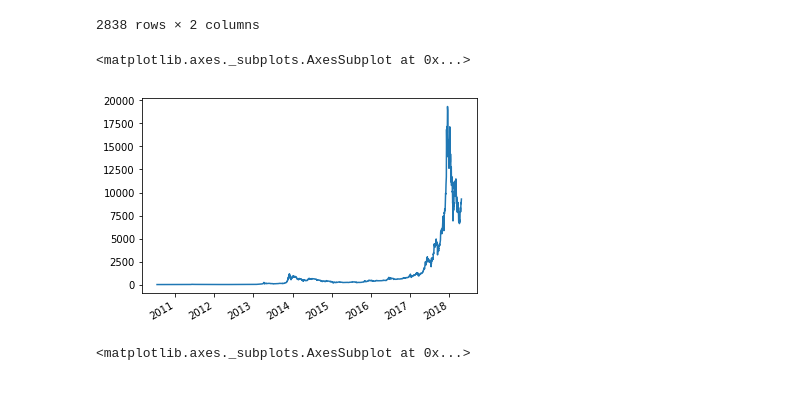
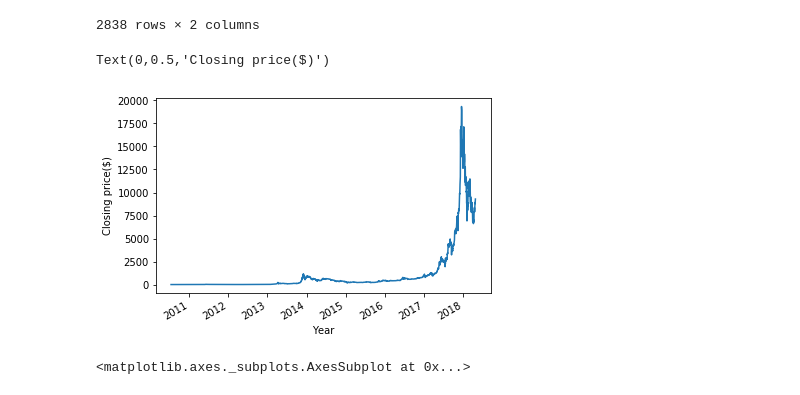
Before and after one commit to Tinkaa/Bitcoin_prediction, a Jupyter notebook: bitcoin_analysis.ipynb, the cells around one changed output. Saved outputs shown, nothing was run; the diff lists cells and outputs as text; code cells hidden in the pictures.

```diff
--- a/bitcoin_analysis.ipynb
+++ b/bitcoin_analysis.ipynb
@@ -46,9 +46,11 @@ df
 2838 rows × 2 columns
 # %%
 df['Close Price'].plot()
+plt.xlabel('Year')
+plt.ylabel('Closing price($)')
 # %% [output]
-<matplotlib.axes._subplots.AxesSubplot at 0x...>
+Text(0,0.5,'Closing price($)')
-[figure, old version]
+[figure, new version]
 # %%
 df['Close Price']=np.log(df['Close Price'])
 # %%
```
Also changed, not shown: 12 other files.
